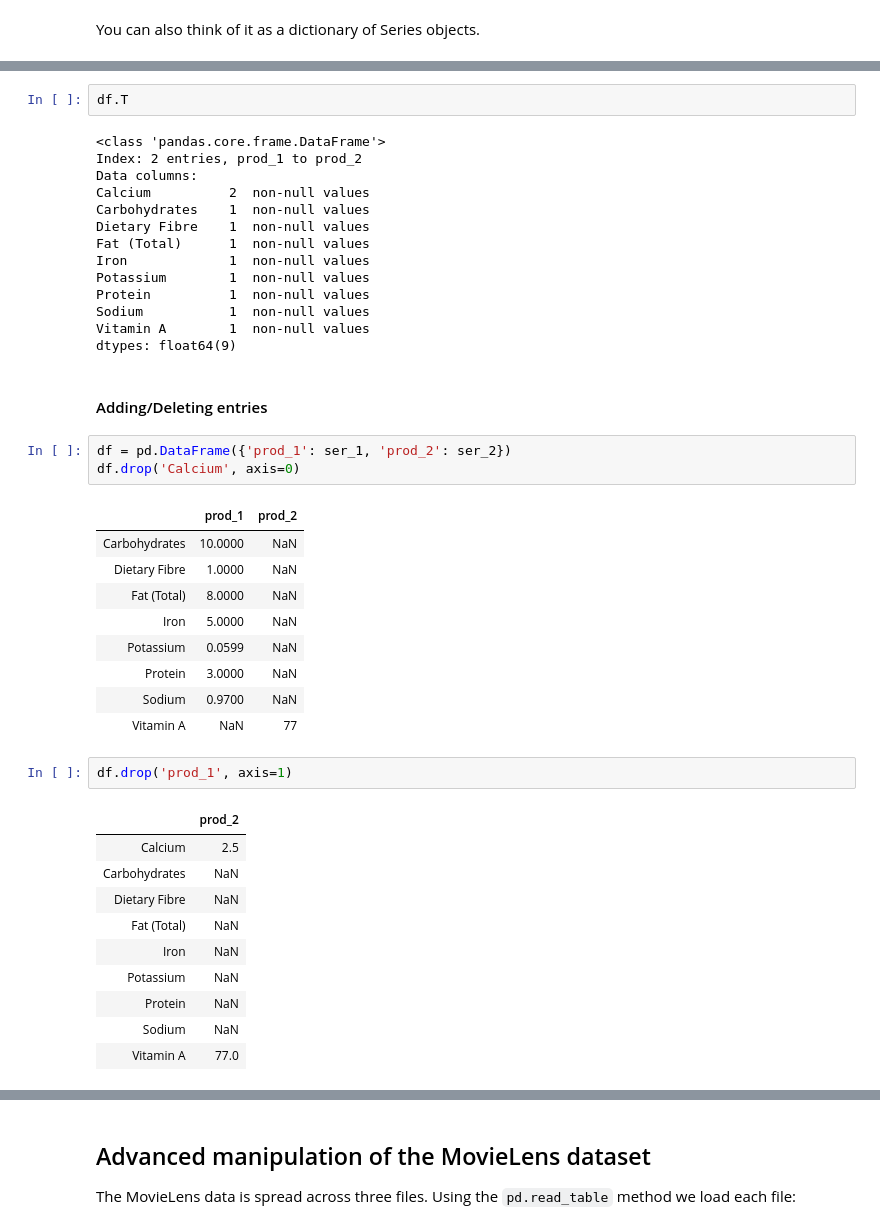
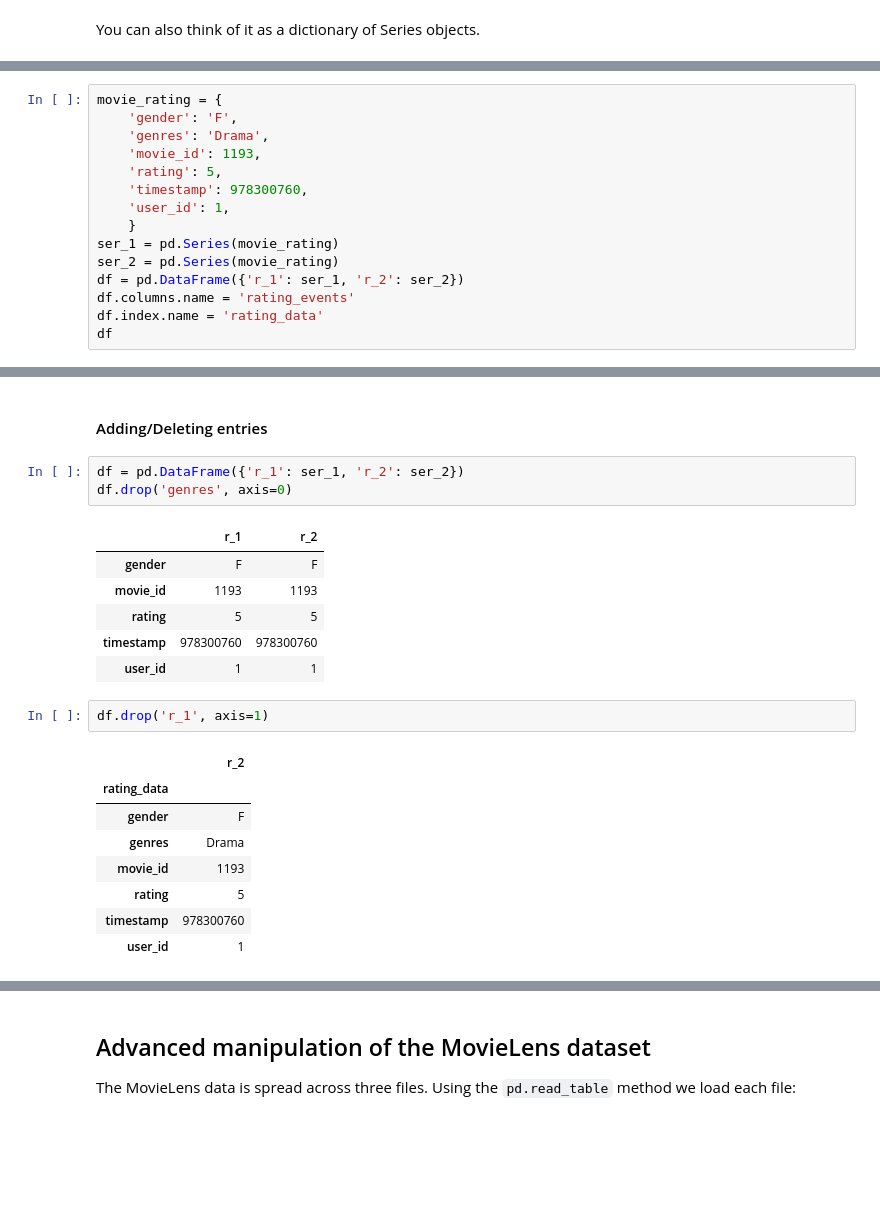
Before and after one commit to aurora1625/pycon2013, a Jupyter notebook: pycon.ipynb, the cells around one changed output, grey strips where cells are left out. Drawn from its saved outputs; the diff is of its cells as text; blank space fills up the shorter version.

```diff
--- a/pycon.ipynb
+++ b/pycon.ipynb
@@ -788,0 +766,15 @@ df
+# %%
+movie_rating = {
+    'gender': 'F',
+    'genres': 'Drama',
+    'movie_id': 1193,
+    'rating': 5,
+    'timestamp': 978300760,
+    'user_id': 1,
+    }
+ser_1 = pd.Series(movie_rating)
+ser_2 = pd.Series(movie_rating)
+df = pd.DataFrame({'r_1': ser_1, 'r_2': ser_2})
+df.columns.name = 'rating_events'
+df.index.name = 'rating_data'
+df
@@ -798,44 +806,23 @@ Index([Calcium, Carbohydrates, Dietary Fibre, ..., Protein, Sodium,
-# %%
-df.T
-# %% [output]
-<class 'pandas.core.frame.DataFrame'>
-Index: 2 entries, prod_1 to prod_2
-Data columns:
-Calcium          2  non-null values
-Carbohydrates    1  non-null values
-Dietary Fibre    1  non-null values
-Fat (Total)      1  non-null values
-Iron             1  non-null values
-Potassium        1  non-null values
-Protein          1  non-null values
-Sodium           1  non-null values
-Vitamin A        1  non-null values
-dtypes: float64(9)
 # %% [markdown]
 #### Adding/Deleting entries
 # %%
-df = pd.DataFrame({'prod_1': ser_1, 'prod_2': ser_2})
-df.drop('Calcium', axis=0)
+df = pd.DataFrame({'r_1': ser_1, 'r_2': ser_2})
+df.drop('genres', axis=0)
 # %% [output]
-|  | prod_1 | prod_2 |
-| Carbohydrates | 10.0000 | NaN |
-| Dietary Fibre | 1.0000 | NaN |
-| Fat (Total) | 8.0000 | NaN |
-| Iron | 5.0000 | NaN |
-| Potassium | 0.0599 | NaN |
-| Protein | 3.0000 | NaN |
-| Sodium | 0.9700 | NaN |
-| Vitamin A | NaN | 77 |
+|  | r_1 | r_2 |
+| gender | F | F |
+| movie_id | 1193 | 1193 |
+| rating | 5 | 5 |
+| timestamp | 978300760 | 978300760 |
+| user_id | 1 | 1 |
 # %%
-df.drop('prod_1', axis=1)
+df.drop('r_1', axis=1)
 # %% [output]
-|  | prod_2 |
-| Calcium | 2.5 |
-| Carbohydrates | NaN |
-| Dietary Fibre | NaN |
-| Fat (Total) | NaN |
-| Iron | NaN |
-| Potassium | NaN |
-| Protein | NaN |
-| Sodium | NaN |
-| Vitamin A | 77.0 |
+|  | r_2 |
+| rating_data |  |
+| gender | F |
+| genres | Drama |
+| movie_id | 1193 |
+| rating | 5 |
+| timestamp | 978300760 |
+| user_id | 1 |
```
Also changed, not shown: parts of 19 cells of this notebook.
